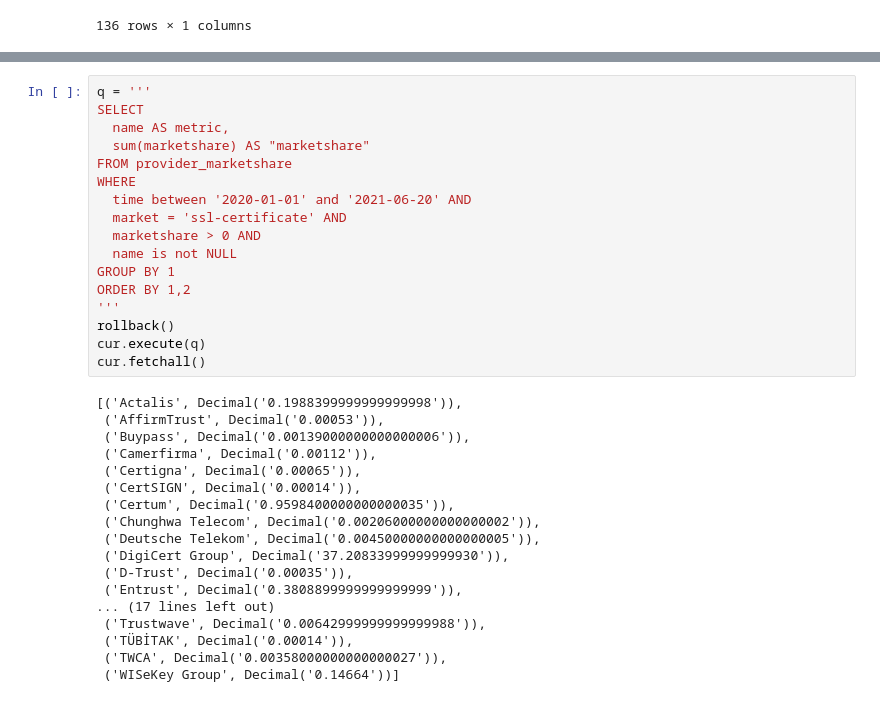
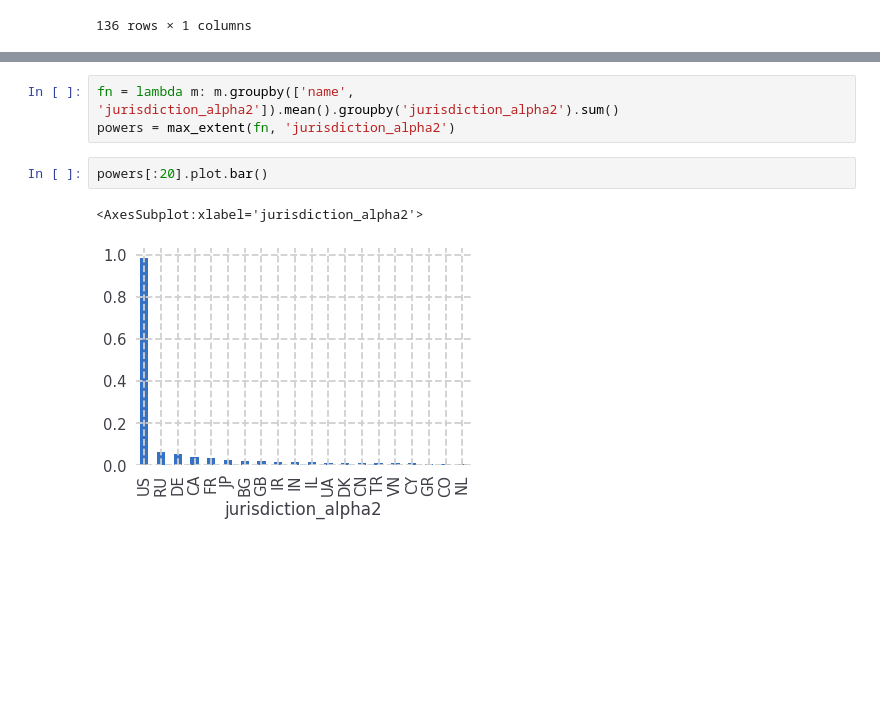
Before and after one commit to daylight-lab/breakage-power, a Jupyter notebook: Analysis.ipynb, the cells around one changed output, grey strips where cells are left out. Drawn from its saved outputs; the diff is of its cells as text; blank space fills up the shorter version.

```diff
--- a/Analysis.ipynb
+++ b/Analysis.ipynb
@@ -106,35 +98,8 @@ ImportError: matplotlib is required for plotting when the default backend "matpl
-# %%
-q = '''
-SELECT
-  name AS metric,
-  sum(marketshare) AS "marketshare"
-FROM provider_marketshare
-WHERE
-  time between '2020-01-01' and '2021-06-20' AND
-  market = 'ssl-certificate' AND
-  marketshare > 0 AND
-  name is not NULL
-GROUP BY 1
-ORDER BY 1,2
-'''
-rollback()
-cur.execute(q)
-cur.fetchall()
-# %% [output]
-[('Actalis', Decimal('0.1988399999999999998')),
- ('AffirmTrust', Decimal('0.00053')),
- ('Buypass', Decimal('0.00139000000000000006')),
- ('Camerfirma', Decimal('0.00112')),
- ('Certigna', Decimal('0.00065')),
- ('CertSIGN', Decimal('0.00014')),
- ('Certum', Decimal('0.9598400000000000035')),
- ('Chunghwa Telecom', Decimal('0.00206000000000000002')),
- ('Deutsche Telekom', Decimal('0.00450000000000000005')),
- ('DigiCert Group', Decimal('37.20833999999999930')),
- ('D-Trust', Decimal('0.00035')),
- ('Entrust', Decimal('0.3808899999999999999')),
-... (17 lines left out)
- ('Trustwave', Decimal('0.00642999999999999988')),
- ('TÜBİTAK', Decimal('0.00014')),
- ('TWCA', Decimal('0.00358000000000000027')),
- ('WISeKey Group', Decimal('0.14664'))]
+# %%
+fn = lambda m: m.groupby(['name', 'jurisdiction_alpha2']).mean().groupby('jurisdiction_alpha2').sum()
+powers = max_extent(fn, 'jurisdiction_alpha2')
+# %%
+powers[:20].plot.bar()
+# %% [output]
+<AxesSubplot:xlabel='jurisdiction_alpha2'>
+[figure, added]
```
Also changed, not shown: parts of 9 cells of this notebook, 1 other file.
